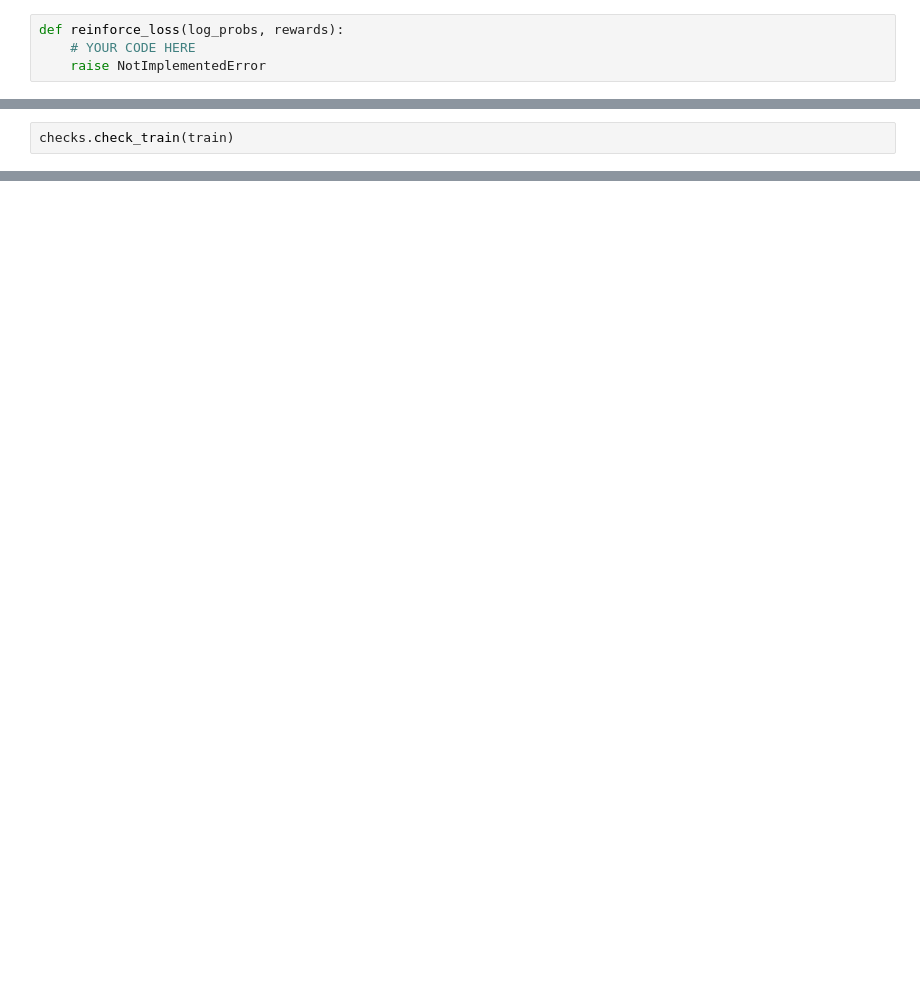
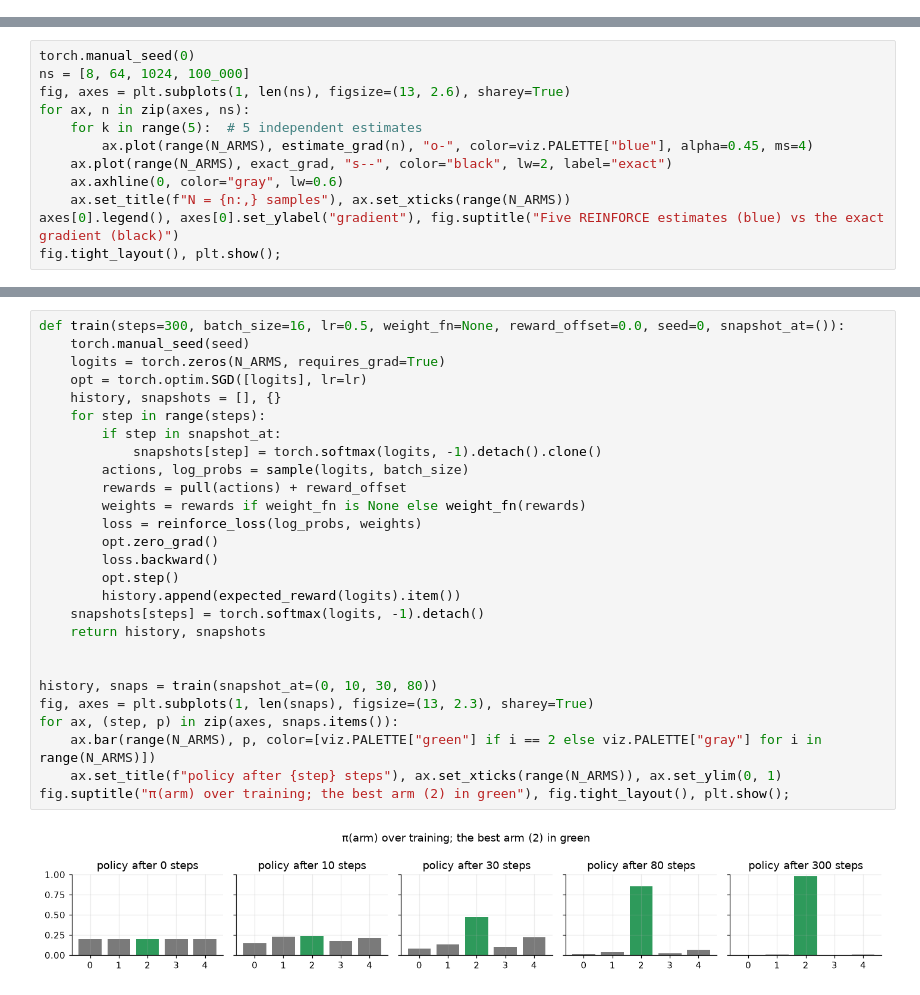
Before and after one commit to amirarsalan90/learning_RL, a Jupyter notebook: notebooks/01_policy_gradient_bandit.ipynb, the cells around one changed output, grey strips where cells are left out. Drawn from its saved outputs; the diff is of its cells as text; blank space fills up the shorter version.

```diff
--- a/notebooks/01_policy_gradient_bandit.ipynb
+++ b/notebooks/01_policy_gradient_bandit.ipynb
@@ -132,4 +0,0 @@ $$L(\theta) = -\frac1N \sum_i r_i \,\log \pi_\theta(a_i), \qquad r_i \text{ trea
-# %%
-def reinforce_loss(log_probs, rewards):
-    # YOUR CODE HERE
-    raise NotImplementedError
@@ -193,2 +0,0 @@ def train(steps=300, batch_size=16, lr=0.5, weight_fn=None, reward_offset=0.0, s
-# %%
-checks.check_train(train)
@@ -321,0 +102,12 @@ What PPO and GRPO add on top, each of which we'll build when it becomes necessar
+# %%
+torch.manual_seed(0)
+ns = [8, 64, 1024, 100_000]
+fig, axes = plt.subplots(1, len(ns), figsize=(13, 2.6), sharey=True)
+for ax, n in zip(axes, ns):
+    for k in range(5):  # 5 independent estimates
+        ax.plot(range(N_ARMS), estimate_grad(n), "o-", color=viz.PALETTE["blue"], alpha=0.45, ms=4)
+    ax.plot(range(N_ARMS), exact_grad, "s--", color="black", lw=2, label="exact")
+    ax.axhline(0, color="gray", lw=0.6)
+    ax.set_title(f"N = {n:,} samples"), ax.set_xticks(range(N_ARMS))
+axes[0].legend(), axes[0].set_ylabel("gradient"), fig.suptitle("Five REINFORCE estimates (blue) vs the exact gradient (black)")
+fig.tight_layout(), plt.show();
@@ -321,0 +124,29 @@ What PPO and GRPO add on top, each of which we'll build when it becomes necessar
+# %%
+def train(steps=300, batch_size=16, lr=0.5, weight_fn=None, reward_offset=0.0, seed=0, snapshot_at=()):
+    torch.manual_seed(seed)
+    logits = torch.zeros(N_ARMS, requires_grad=True)
+    opt = torch.optim.SGD([logits], lr=lr)
+    history, snapshots = [], {}
+    for step in range(steps):
+        if step in snapshot_at:
+            snapshots[step] = torch.softmax(logits, -1).detach().clone()
+        actions, log_probs = sample(logits, batch_size)
+        rewards = pull(actions) + reward_offset
+        weights = rewards if weight_fn is None else weight_fn(rewards)
+        loss = reinforce_loss(log_probs, weights)
+        opt.zero_grad()
+        loss.backward()
+        opt.step()
+        history.append(expected_reward(logits).item())
+    snapshots[steps] = torch.softmax(logits, -1).detach()
+    return history, snapshots
+
+
+history, snaps = train(snapshot_at=(0, 10, 30, 80))
+fig, axes = plt.subplots(1, len(snaps), figsize=(13, 2.3), sharey=True)
+for ax, (step, p) in zip(axes, snaps.items()):
+    ax.bar(range(N_ARMS), p, color=[viz.PALETTE["green"] if i == 2 else viz.PALETTE["gray"] for i in range(N_ARMS)])
+    ax.set_title(f"policy after {step} steps"), ax.set_xticks(range(N_ARMS)), ax.set_ylim(0, 1)
+fig.suptitle("π(arm) over training; the best arm (2) in green"), fig.tight_layout(), plt.show();
+# %% [output]
+[figure, added]
```
Also changed, not shown: parts of 65 cells of this notebook, 39 other files.
